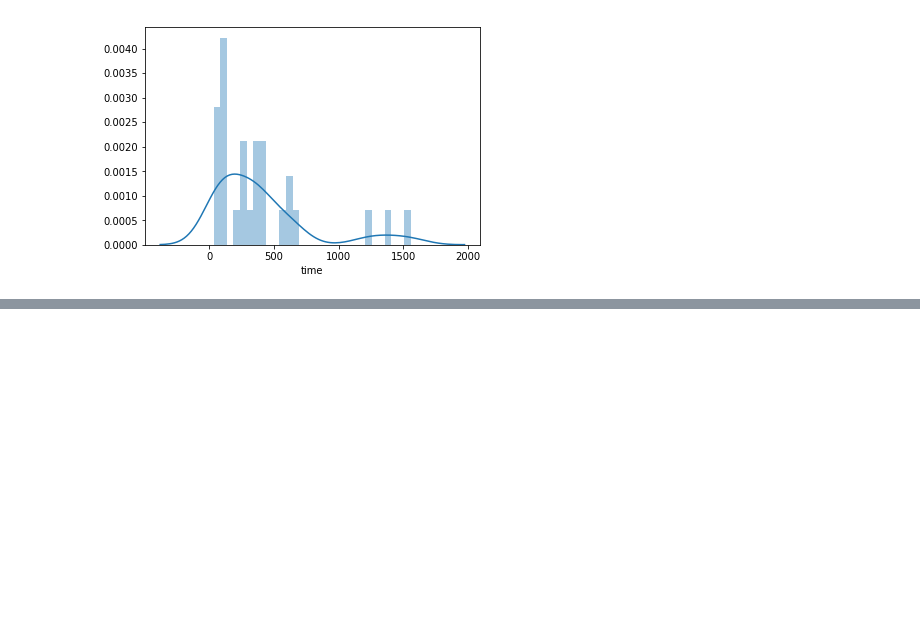
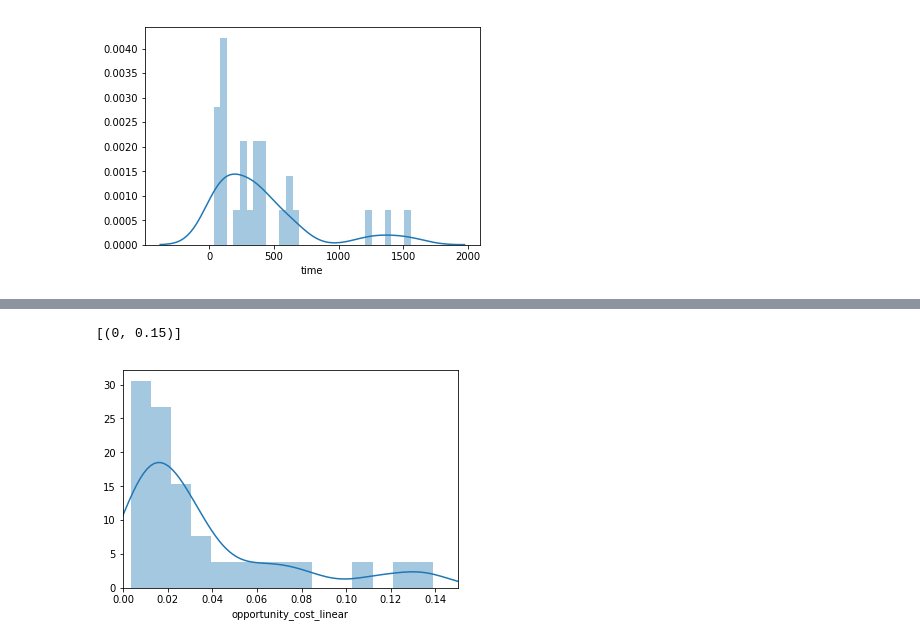
Before and after one commit to nandanrao/perceived-bargaining, a Jupyter notebook: experiments/slow-fast.ipynb, the cells around one changed output, grey strips where cells are left out. Saved outputs shown, nothing was run; the diff lists cells and outputs as text; code cells hidden in the pictures; blank space fills up the shorter version.

```diff
--- a/experiments/slow-fast.ipynb
+++ b/experiments/slow-fast.ipynb
@@ -120,0 +200,5 @@ sns.distplot(b.opportunity_cost, bins = 15).set(xlim=(0,.15))
+# %%
+sns.distplot(a.opportunity_cost_linear, bins = 15).set(xlim=(0,.15))
+# %% [output]
+[(0, 0.15)]
+[figure, added]
```
Also changed, not shown: parts of 34 cells of this notebook, 25 other files.
